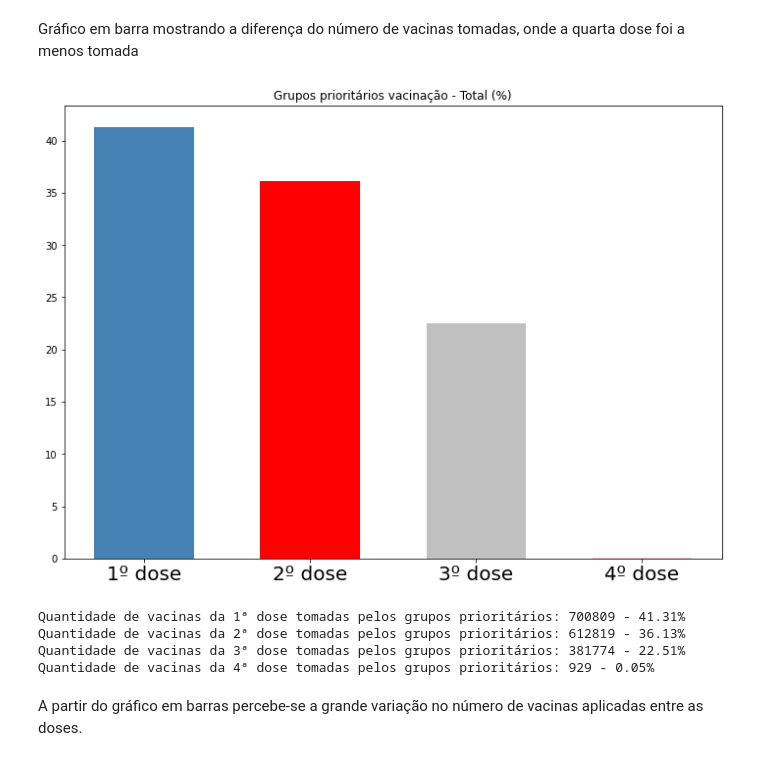
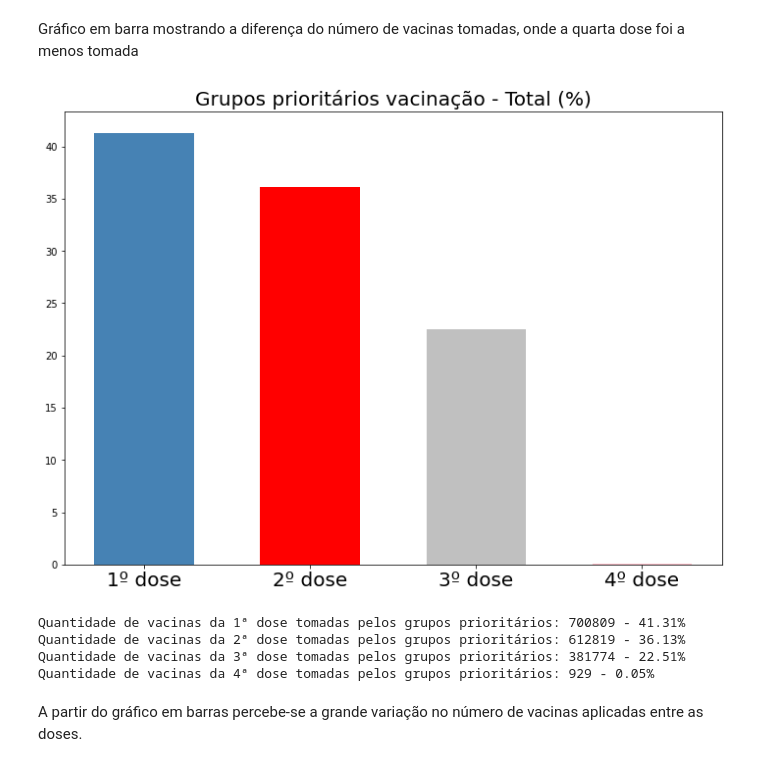
Before and after one commit to guilopesrbc/projetoP1, a Jupyter notebook: analise_grupos.ipynb, the cells around one changed output. Cells and saved outputs as stored; diff of their text form; code cells hidden in the pictures.

```diff
--- a/analise_grupos.ipynb
+++ b/analise_grupos.ipynb
@@ -70,31 +70,31 @@ Gráfico em barra mostrando a diferença do número de vacinas tomadas, onde a q
 # %%
 #número de vacinas tomadas divido por doses
 qtdprioritario_1dose = (data[grupo_prioritario_1dose].count()[0])
 qtdprioritario_2dose = (data[grupo_prioritario_2dose].count()[0])
 qtdprioritario_3dose = (data[grupo_prioritario_3dose].count()[0])
 qtdprioritario_4dose = (data[grupo_prioritario_4dose].count()[0])
 #quantidade em porcetagem com limite de duas casas decimais
 qtdprioritario_1dose_porcentagem = round(((data[grupo_prioritario_1dose].count()[0])/qtdgrupo_prioritario)*100, 2)
 qtdprioritario_2dose_porcentagem = round(((data[grupo_prioritario_2dose].count()[0])/qtdgrupo_prioritario)*100, 2)
 qtdprioritario_3dose_porcentagem = round(((data[grupo_prioritario_3dose].count()[0])/qtdgrupo_prioritario)*100, 2)
 qtdprioritario_4dose_porcentagem = round(((data[grupo_prioritario_4dose].count()[0])/qtdgrupo_prioritario)*100, 2)
 
 height = [qtdprioritario_1dose_porcentagem, qtdprioritario_2dose_porcentagem, qtdprioritario_3dose_porcentagem, qtdprioritario_4dose_porcentagem]
 bars = ('1º dose', '2º dose', '3º dose', '4º dose')
 
 x_pos = np.arange(len(bars))
 fig, ax = plt.subplots(figsize=(12, 8.5))
 plt.bar(x_pos, height, color=['steelblue', 'red', 'silver', 'pink'], width = 0.6)
 plt.rcParams['xtick.labelsize'] = 20
-plt.title('Grupos prioritários vacinação - Total (%)')
+plt.title('Grupos prioritários vacinação - Total (%)', size=20)
 plt.xticks(x_pos, bars)
 plt.show()
 print(f'Quantidade de vacinas da 1ª dose tomadas pelos grupos prioritários: {qtdprioritario_1dose} - {qtdprioritario_1dose_porcentagem}%')
 print(f'Quantidade de vacinas da 2ª dose tomadas pelos grupos prioritários: {qtdprioritario_2dose} - {qtdprioritario_2dose_porcentagem}%')
 print(f'Quantidade de vacinas da 3ª dose tomadas pelos grupos prioritários: {qtdprioritario_3dose} - {qtdprioritario_3dose_porcentagem}%')
 print(f'Quantidade de vacinas da 4ª dose tomadas pelos grupos prioritários: {qtdprioritario_4dose} - {qtdprioritario_4dose_porcentagem}%')
 # %% [output]
-[figure, old version]
+[figure, new version]
 Quantidade de vacinas da 1ª dose tomadas pelos grupos prioritários: 700809 - 41.31%
 Quantidade de vacinas da 2ª dose tomadas pelos grupos prioritários: 612819 - 36.13%
 Quantidade de vacinas da 3ª dose tomadas pelos grupos prioritários: 381774 - 22.51%
```
Also changed, not shown: parts of 5 cells of this notebook.
